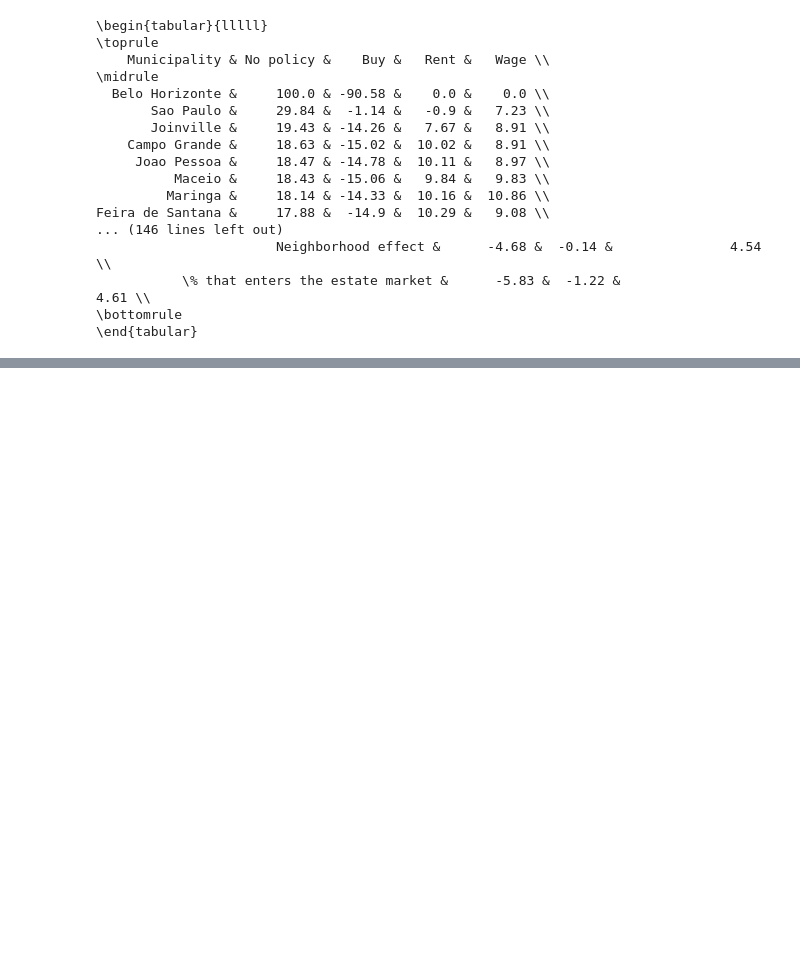
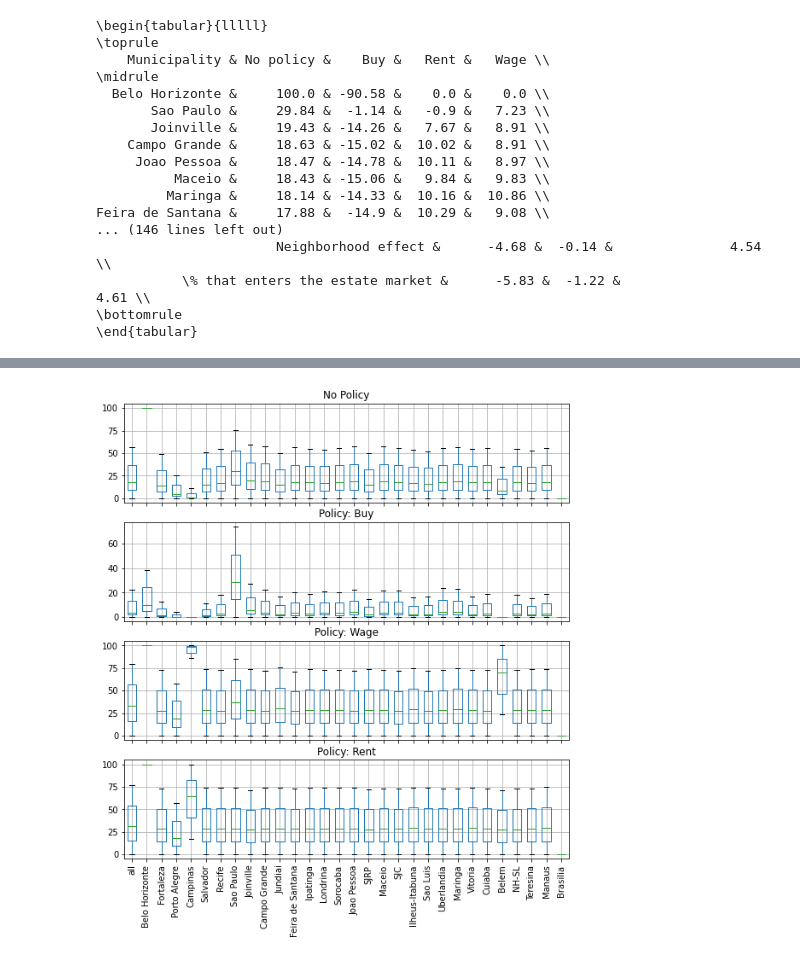
Before and after one commit to BAFurtado/MLsimulatesABMtowardsPolicy_outdated, a Jupyter notebook: analysis/Tables.ipynb, the cells around one changed output, grey strips where cells are left out. Saved outputs shown, nothing was run; the diff lists cells and outputs as text; code cells hidden in the pictures; blank space fills up the shorter version.

```diff
--- a/analysis/Tables.ipynb
+++ b/analysis/Tables.ipynb
@@ -333,0 +481,24 @@ Feira de Santana &     17.88 &  -14.9 &  10.29 &   9.08 \\
+# %%
+plt.figure(figsize=(8, 8))
+plt.ylim((0, 100))
+plt.tight_layout()
+
+plt.subplot(4, 1, 1).set_title('No Policy')
+dict['No policy'].set_index('Municipality').T.boxplot(widths = 0.6, labels=None).set(xticklabels=[])
+
+plt.subplot(4, 1, 2).set_title('Policy: Buy')
+dict['Buy'].set_index('Municipality').T.boxplot(widths = 0.6).set(xticklabels=[])
+
+plt.subplot(4, 1, 3).set_title('Policy: Wage')
+dict['Wage'].set_index('Municipality').T.boxplot(widths = 0.6).set(xticklabels=[])
+
+plt.subplot(4, 1, 4).set_title('Policy: Rent')
+dict['Rent'].set_index('Municipality').T.boxplot(widths = 0.6)
+
+plt.xticks(rotation=90)
+
+
+plt.savefig(f'../text/figures/boxplot.png', bbox_inches='tight', transparent=True)
+plt.show()
+# %% [output]
+[figure, added]
```
Also changed, not shown: parts of 13 cells of this notebook.
